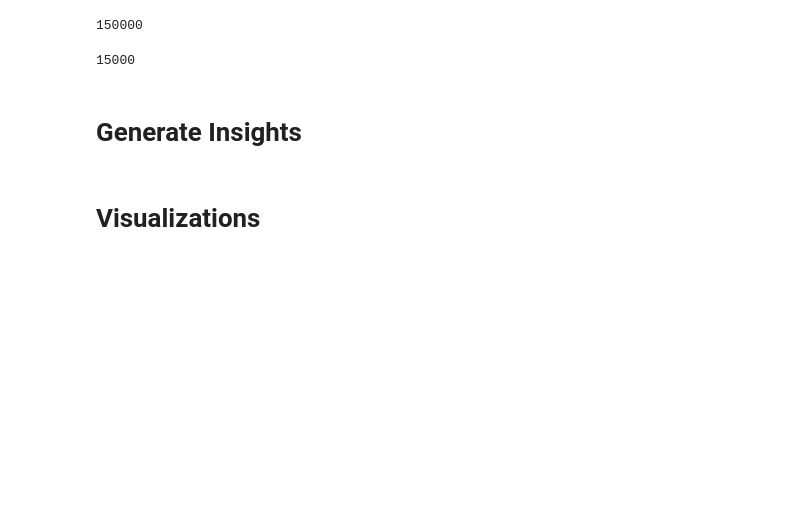
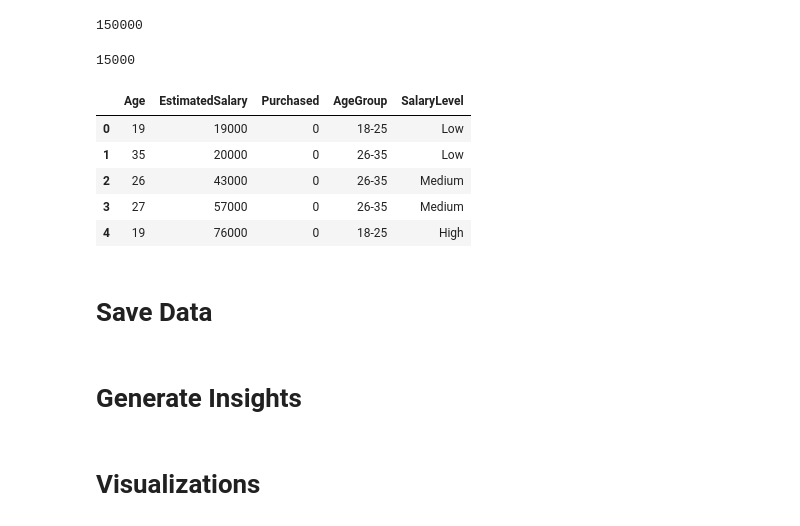
Before and after one commit to lakshithakr/ETL_TASK, a Jupyter notebook: notebook/code.ipynb, the cells around one changed output. Cells and saved outputs as stored; diff of their text form; code cells hidden in the pictures; blank space fills up the shorter version.

```diff
--- a/notebook/code.ipynb
+++ b/notebook/code.ipynb
@@ -7,7 +10,7 @@ import seaborn as sns
 # %% [markdown]
 # Load the Dataset
 # %%
-df = pd.read_csv("social_ads.csv")
+df = load_data("../data/social_ads.csv")
 # %%
 df.head()
 # %% [output]
@@ -49,11 +52,6 @@ df['Age'].max()
 df['Age'].min()
 # %% [output]
 18
-# %%
-# Create age groups
-age_bins = [17, 25, 35, 45, 60]
-age_labels = ['18-25', '26-35', '36-45', '46-60']
-df['AgeGroup'] = pd.cut(df['Age'], bins=age_bins, labels=age_labels)
 # %%
 df['EstimatedSalary'].max()
 # %% [output]
@@ -62,8 +60,3 @@ df['EstimatedSalary'].max()
 df['EstimatedSalary'].min()
 # %% [output]
 15000
-# %%
-# Create salary levels
-salary_bins = [0, 30000, 60000, 90000, 150000]
-salary_labels = ['Low', 'Medium', 'High', 'Very High']
-df['SalaryLevel'] = pd.cut(df['EstimatedSalary'], bins=salary_bins, labels=salary_labels)
@@ -72,0 +63,13 @@ df.to_csv("social_ads_transformed.csv", index=False)
+# %%
+df_trans=transform_data(df)
+# %%
+df_trans.head()
+# %% [output]
+|  | Age | EstimatedSalary | Purchased | AgeGroup | SalaryLevel |
+| 0 | 19 | 19000 | 0 | 18-25 | Low |
+| 1 | 35 | 20000 | 0 | 26-35 | Low |
+| 2 | 26 | 43000 | 0 | 26-35 | Medium |
+| 3 | 27 | 57000 | 0 | 26-35 | Medium |
+| 4 | 19 | 76000 | 0 | 18-25 | High |
+# %% [markdown]
+# Save Data
```
Also changed, not shown: parts of 11 cells of this notebook, 6 other files.
